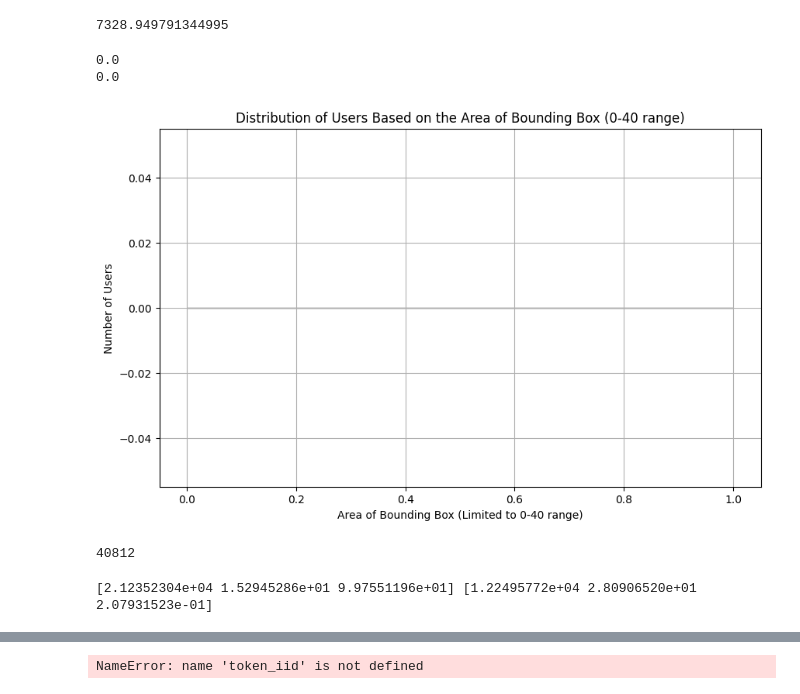
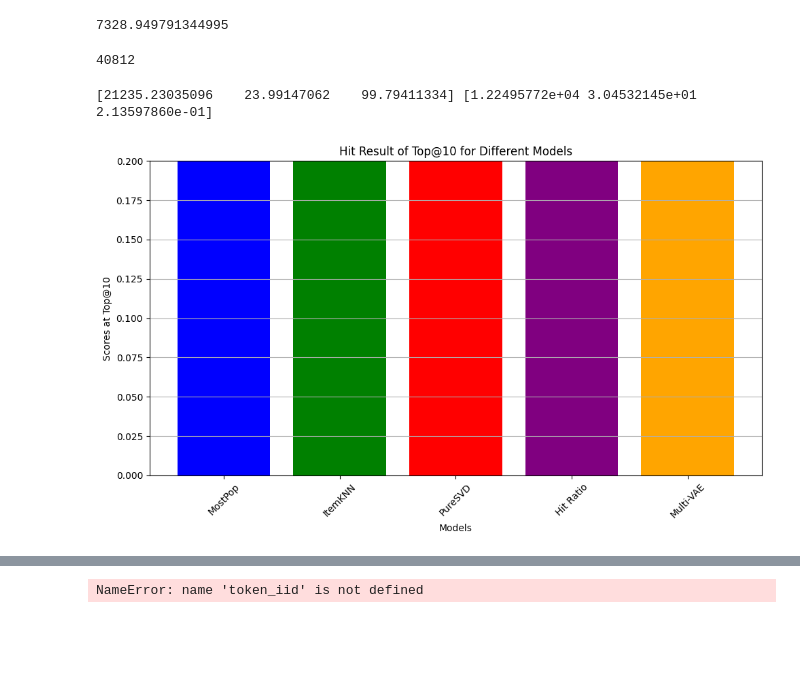
Before and after one commit to Scarlett4431/FYP_Yelp, a Jupyter notebook: test.ipynb, the cells around one changed output, grey strips where cells are left out. Saved outputs shown, nothing was run; the diff lists cells and outputs as text; code cells hidden in the pictures; blank space fills up the shorter version.

```diff
--- a/test.ipynb
+++ b/test.ipynb
@@ -100,23 +141,6 @@ Lists have been written to user_bounding_box_size_1.csv
 min(areas)
 # %% [output]
 7328.949791344995
-# %%
-filtered_areas = [area for area in areas if area <= 40]
-filtered_areas_fine_grined = [area for area in areas if area <= 1]
-print(len(filtered_areas) / len(areas))
-print(len(filtered_areas_fine_grined) / len(areas))
-# Plotting with adjusted range and binning
-plt.figure(figsize=(10, 6))
-plt.hist(filtered_areas, bins=40, edgecolor='k', alpha=0.7)  # Adjusted bin count for finer granularity in the focused range
-plt.xlabel('Area of Bounding Box (Limited to 0-40 range)')
-plt.ylabel('Number of Users')
-plt.title('Distribution of Users Based on the Area of Bounding Box (0-40 range)')
-plt.grid(True)
-plt.show()
-# %% [output]
-0.0
-0.0
-[figure, removed]
 # %%
 len(user_bboxs_filtered)
 # %% [output]
@@ -125,7 +149,7 @@ len(user_bboxs_filtered)
 import numpy as np
 
 # Assuming the CSV data is saved in 'data.csv'
-filename = 'filter_percentage_0.5.csv'
+filename = 'filter_percentage_0.05.csv'
 
 # Reading the CSV data into a NumPy array
 data_np = np.genfromtxt(filename, delimiter=',', skip_header=1)
@@ -135,4 +159,26 @@ std_dev = np.std(data_np, axis=0)
 
 print(avg, std_dev)
 # %% [output]
-[2.12352304e+04 1.52945286e+01 9.97551196e+01] [1.22495772e+04 2.80906520e+01 2.07931523e-01]
+[21235.23035096    23.99147062    99.79411334] [1.22495772e+04 3.04532145e+01 2.13597860e-01]
+# %%
+import matplotlib.pyplot as plt
+
+# Data from the CSV
+models = ['MostPop', 'ItemKNN', 'PureSVD', 'Hit Ratio', 'Multi-VAE']
+top_10_scores = [0.25376996437309673, 0.46634333271924616, 0.5068037271225002, 0.6969479868175956, 0.24668648803553522]
+
+# Plotting
+plt.figure(figsize=(10, 6))
+plt.bar(models, top_10_scores, color=['blue', 'green', 'red', 'purple', 'orange'])
+plt.xlabel('Models')
+plt.ylabel('Scores at Top@10')
+plt.title('Hit Result of Top@10 for Different Models')
+plt.xticks(rotation=45)
+plt.ylim(0, 0.2)
+plt.grid(axis='y')
+
+# Show plot
+plt.tight_layout()
+plt.show()
+# %% [output]
+[figure, added]
```
Also changed, not shown: parts of 4 cells of this notebook, 9 other files.
